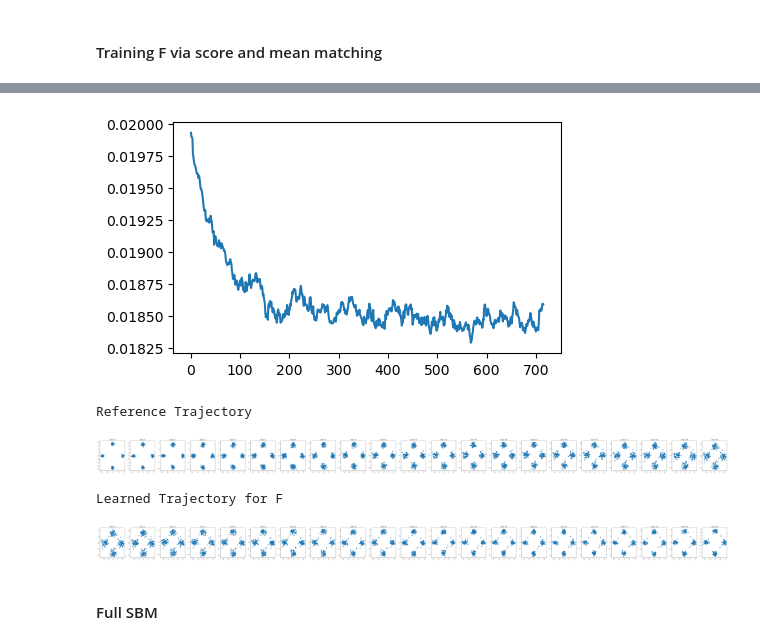
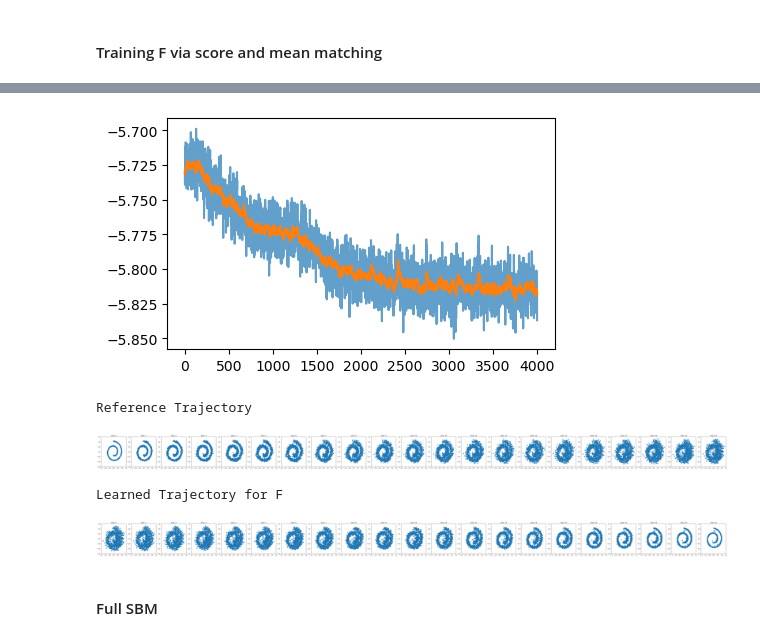
Before and after one commit to mmacosha/d2e-stochastic-dynamics, a Jupyter notebook: notebook.ipynb, the cells around one changed output, grey strips where cells are left out. Drawn from its saved outputs; the diff is of its cells as text; code cells hidden in the pictures.

```diff
--- a/notebook.ipynb
+++ b/notebook.ipynb
@@ -845,10 +284,11 @@ sigma = torch.ones_like(mean) * 0.1
 
 sampler = DatasetSampler(
     # p_0='mix_of_gaussians', p_0_args=[mean, sigmas],
-    p_0='swiss_roll', p_0_args=[None, 0.1],
-    p_1='s_curve', p_1_args=[None, 0.05],
+    p_0='swiss_roll', p_0_args=[None, 0.2],
+    p_1='two_moons', p_1_args=[None, 0.02],
+    # p_1='checkboard', p_1_args=[None],
 )
-x_0, x_1 = sampler.sample(256)
+x_0, x_1 = sampler.sample(1024)
 scatter(x_0)
 scatter(x_1)
 plt.show()
@@ -953,62 +455,66 @@ def compute_f_model_loss(model, reference, x_t, t, mean: bool = True):
 # %%
-N_MAX_ITER = 3000
+N_MAX_ITER = 4000
 USE_MEAN_MATCHING = True
 
-F_model = SimpleNet(64, 64)
-ref_process = lambda x, t: x - gamma * alpha * x
+F_model = SimpleNet(64, 64, predict_log_var=True)
 optim_F = torch.optim.Adam(F_model.parameters(), lr=1e-3)
 
-ema_loss = EMALoss()
-var_crit = VarCriterion(ema_loss.ema, threshold=5e-9, max_iter=N_MAX_ITER, measure_size=500)
+ema_loss = utils.EMALoss()
+var_crit = utils.VarCriterion(ema_loss.ema, threshold=5e-6, max_iter=N_MAX_ITER, measure_size=500)
 
-while var_crit.check():
-    traj_loss = 0
-    optim_F.zero_grad(set_to_none=True)
+with tqdm(total=N_MAX_ITER, leave=False) as pbar:
+    while var_crit.check():
+        traj_loss = 0
+        optim_F.zero_grad(set_to_none=True)
 
-    x_t, _ = next(sample_batch(256, spread=3.5, sigma=0.2))
-    for t_step in torch.linspace(0, t_max - gamma, n_steps):
-        t = torch.ones(256) * t_step
+        x_t, _ = sampler.sample(512)
+        for t_step in torch.linspace(0, t_max - gamma, n_steps):
+            t = torch.ones(512) * t_step
 
-        loss, x_t = compute_f_model_loss(F_model, ref_process, x_t, t, mean=USE_MEAN_MATCHING)
+            loss, x_t = compute_f_model_loss(F_model, ref_process, x_t, t, mean=USE_MEAN_MATCHING)
 
-        loss.backward()
-        traj_loss += loss.item()
+            loss.backward()
+            traj_loss += loss.item()
 
-    ema_loss.update(traj_loss / n_steps)
-    optim_F.step()
+        ema_loss.update(traj_loss / n_steps)
+        optim_F.step()
+
+        pbar.update(1)
+    pbar.close()
 # %%
 plt.figure(figsize=(5, 3))
-plt.plot(ema_loss.ema[160:])
+plt.plot(ema_loss.loss, alpha=0.7)
+plt.plot(ema_loss.ema)
 plt.show()
 # %% [output]
-[figure, old version]
+[figure, new version]
 # %%
-x_0, _ = next(sample_batch(256, spread=3.5, sigma=0.2))
-ref_process = lambda x, t: x - gamma * alpha * x
+x_0, _  = sampler.sample(1024)
 
 ref_trajectory = [x_0]
 for t_step in torch.linspace(0, t_max - gamma, n_steps):
-    t = torch.ones(256) * t_step
-    x_next = make_ref_process_step(ref_trajectory[-1], t, gamma, F=ref_process)
+    t = torch.ones(1024) * t_step
+    x_next = make_euler_maruyama_step(ref_trajectory[-1], t, gamma, f=ref_process)
+    # print(x_next.var(0))
     ref_trajectory.append(x_next)
 
 print('Reference Trajectory')
-plot_trajectory(ref_trajectory)
+_ = plot_trajectory(ref_trajectory)
 
 learned_trajectory = [ref_trajectory[-1]]
 with torch.no_grad():
     for t_step in torch.linspace(gamma, t_max, n_steps).flip(-1):
-        t = torch.ones(256) * t_step
-        x_next = make_ref_process_step(learned_trajectory[-1], t, gamma, F=F_model)
+        t = torch.ones(1024) * t_step
+        x_next = make_euler_maruyama_step(learned_trajectory[-1], t, gamma, f=F_model)
         learned_trajectory.append(x_next)
 
 print('Learned Trajectory for F')
-plot_trajectory(learned_trajectory)
+_ = plot_trajectory(learned_trajectory)
 # %% [output]
 Reference Trajectory
-[figure, old version]
+[figure, new version]
 Learned Trajectory for F
-[figure, old version]
+[figure, new version]
 # %% [markdown]
 #### Full SBM
 # %%
```
Also changed, not shown: parts of 54 cells of this notebook, 17 other files.
